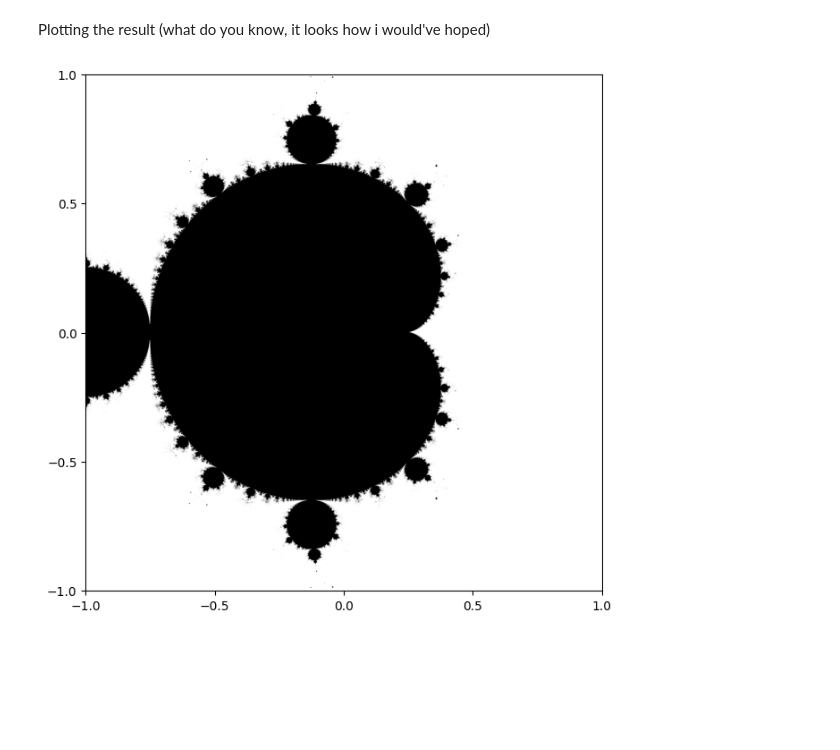
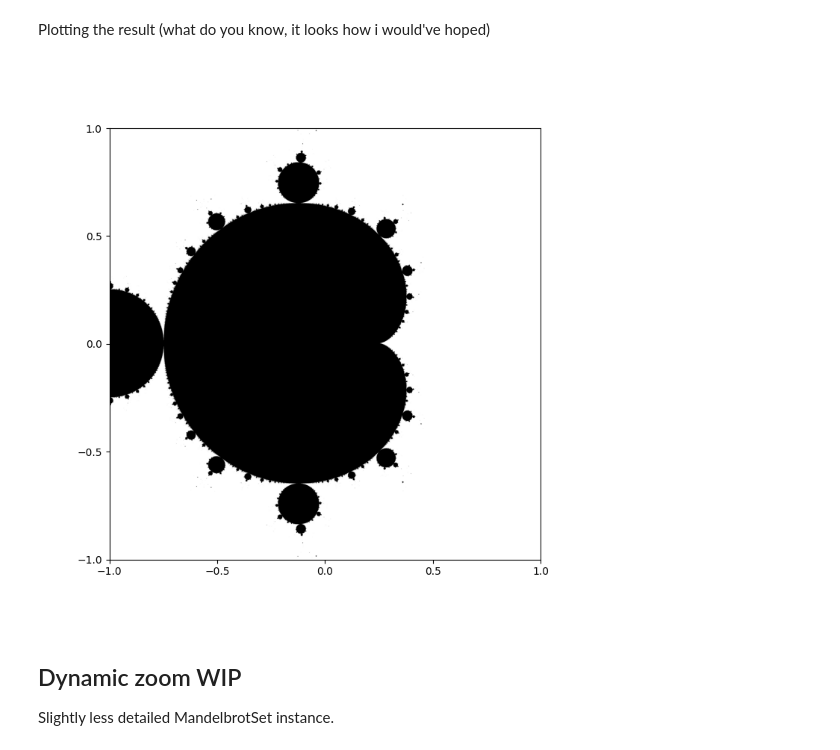
Before and after one commit to magnushelliesen/mandelbrot-set-calculator, a Jupyter notebook: notebooks/test_mandelbrot_calculator.ipynb, the cells around one changed output. Saved outputs shown, nothing was run; the diff lists cells and outputs as text; code cells hidden in the pictures; blank space fills up the shorter version.

Commit message:
Zoom

```diff
--- a/notebooks/test_mandelbrot_calculator.ipynb
+++ b/notebooks/test_mandelbrot_calculator.ipynb
@@ -17,7 +20,7 @@ True
 # %% [markdown]
 Testing the class that allows the user to set up an instance of the `MandelbrotSet` class, with a chosen grid size and max number of iterations.
 # %%
-ms = MandelbrotSet(5000, 100)
+ms = MandelbrotSet(5000, 500)
 # %% [markdown]
 Calculating a grid for given min/max of the real an imaginary part of the points to be checked.
 # %%
@@ -27,11 +30,19 @@ grid = ms.make_grid(re_min, re_max, im_min, im_max)
 # %% [markdown]
 Plotting the result (what do you know, it looks how i would've hoped)
 # %%
+plt.close('all')
 fig, ax = plt.subplots(figsize=(7.5, 7.5))
+fig.canvas.header_visible = False
+fig.canvas.toolbar_visible = False
 ax.imshow(grid, extent=(re_min, re_max, im_min, im_max), cmap='binary', origin="lower")
 ax.set_xticks(np.linspace(re_min, re_max, 5))
 ax.set_yticks(np.linspace(im_min, im_max, 5))
 ax.set_aspect('equal')
+plt.title("")
 plt.show()
 # %% [output]
-[figure, old version]
+[figure, new version]
+# %% [markdown]
+## Dynamic zoom WIP
+
+Slightly less detailed MandelbrotSet instance.
```
Also changed, not shown: parts of 5 cells of this notebook, 1 other file.
